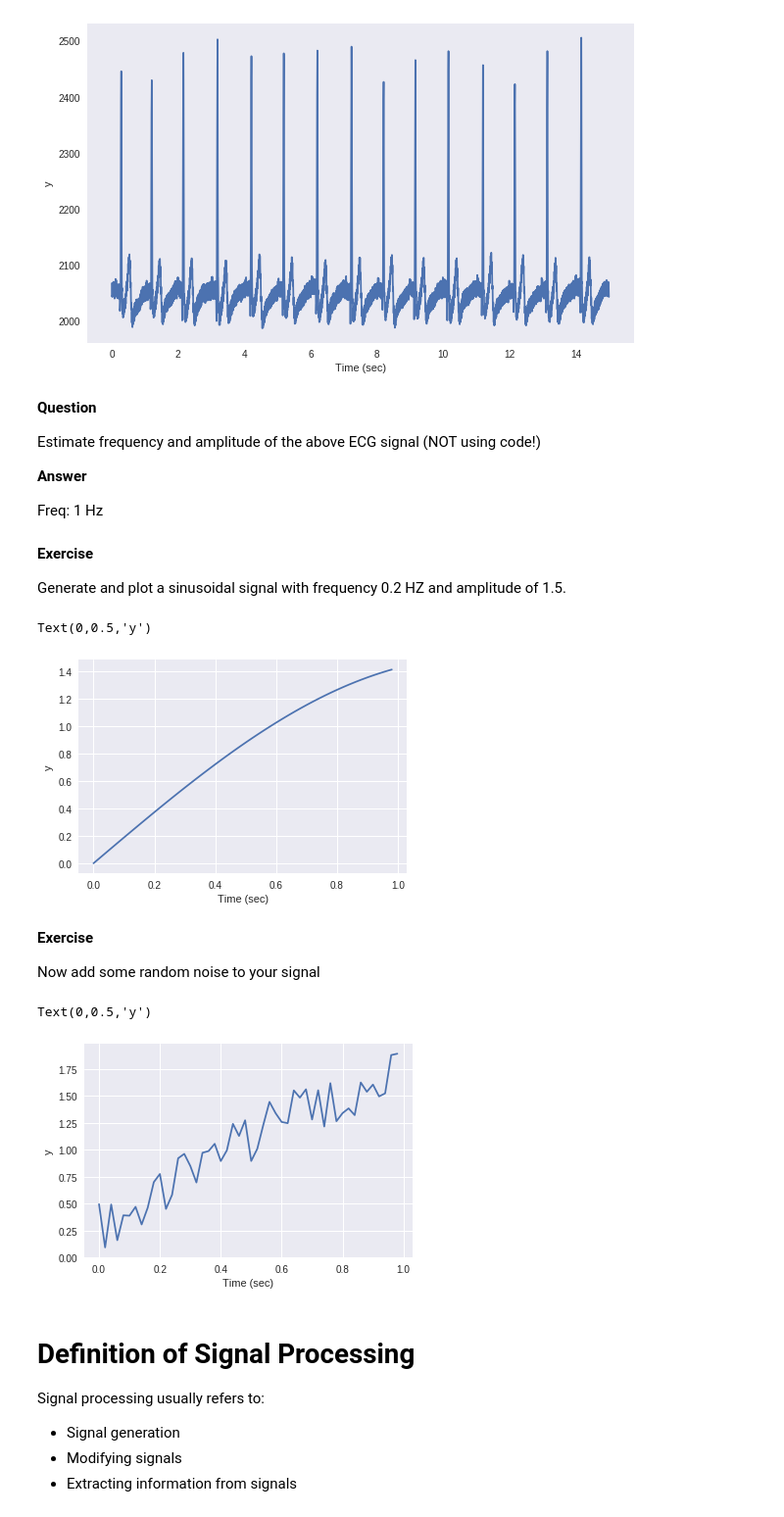
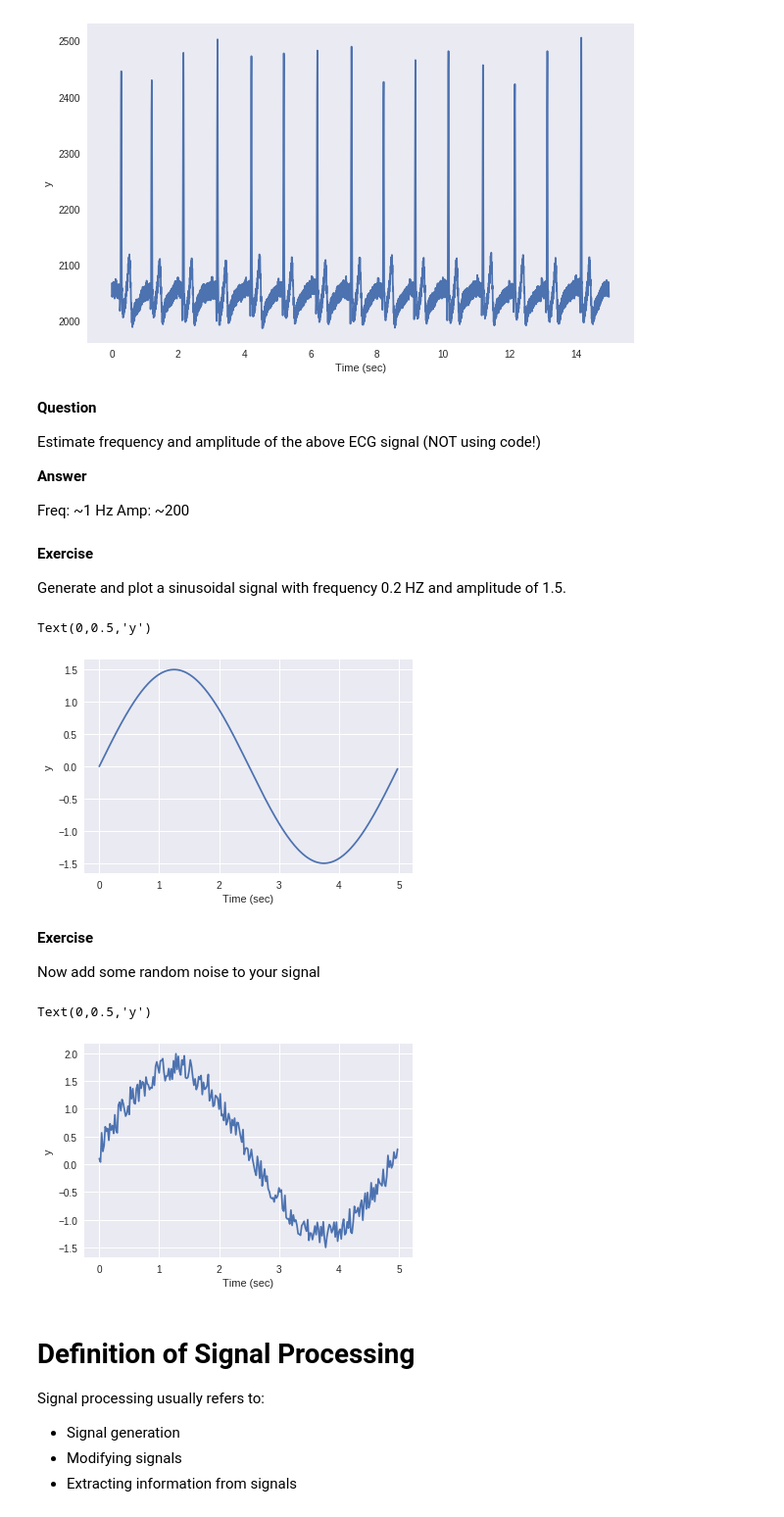
Before and after one commit to vishnurmurthy/Week2_public, a Jupyter notebook: 03_SignalsProcessing.ipynb, the cells around one changed output. Shown at 98% size. Saved outputs shown, nothing was run; the diff lists cells and outputs as text; code cells hidden in the pictures.

```diff
--- a/03_SignalsProcessing.ipynb
+++ b/03_SignalsProcessing.ipynb
@@ -131,13 +131,13 @@ Estimate frequency and amplitude of the above ECG signal (NOT using code!)
 
 __Answer__
 
-Freq: 1 Hz
+Freq: ~1 Hz Amp: ~200
 # %% [markdown]
 __Exercise__
 
 Generate and plot a sinusoidal signal with frequency 0.2 HZ and amplitude of 1.5.
 # %%
-n_sec = 1                         # number of seconds to plot
+n_sec = 5                        # number of seconds to plot
 n_points = 50                   # number of points per second
 
 a = 1.5                             # amplitude
@@ -154,22 +154,22 @@ plt.xlabel('Time (sec)')
 plt.ylabel('y')
 # %% [output]
 Text(0,0.5,'y')
-[figure, old version]
+[figure, new version]
 # %% [markdown]
 __Exercise__
 
 Now add some random noise to your signal
 # %%
-noise = 0.0005*np.asarray(random.sample(range(0,1000),n_points))
+noise = 0.0005*np.asarray(random.sample(range(0,1000),len(t)))
 y = y + noise
 
 # PLOT
 plt.plot(t,y)
 plt.xlabel('Time (sec)')
 plt.ylabel('y')
 # %% [output]
 Text(0,0.5,'y')
-[figure, old version]
+[figure, new version]
 # %% [markdown]
 # Definition of Signal Processing
 
```
Also changed, not shown: parts of 19 cells of this notebook.
